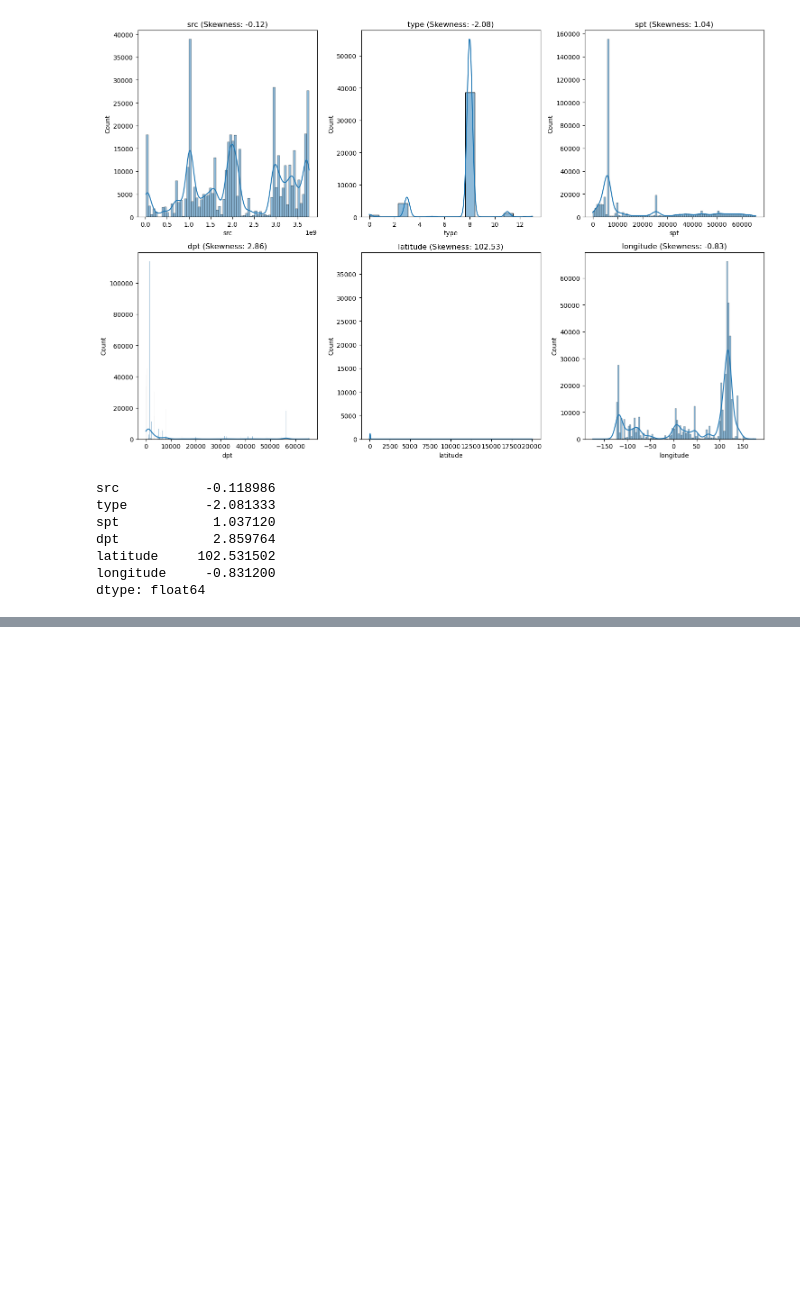
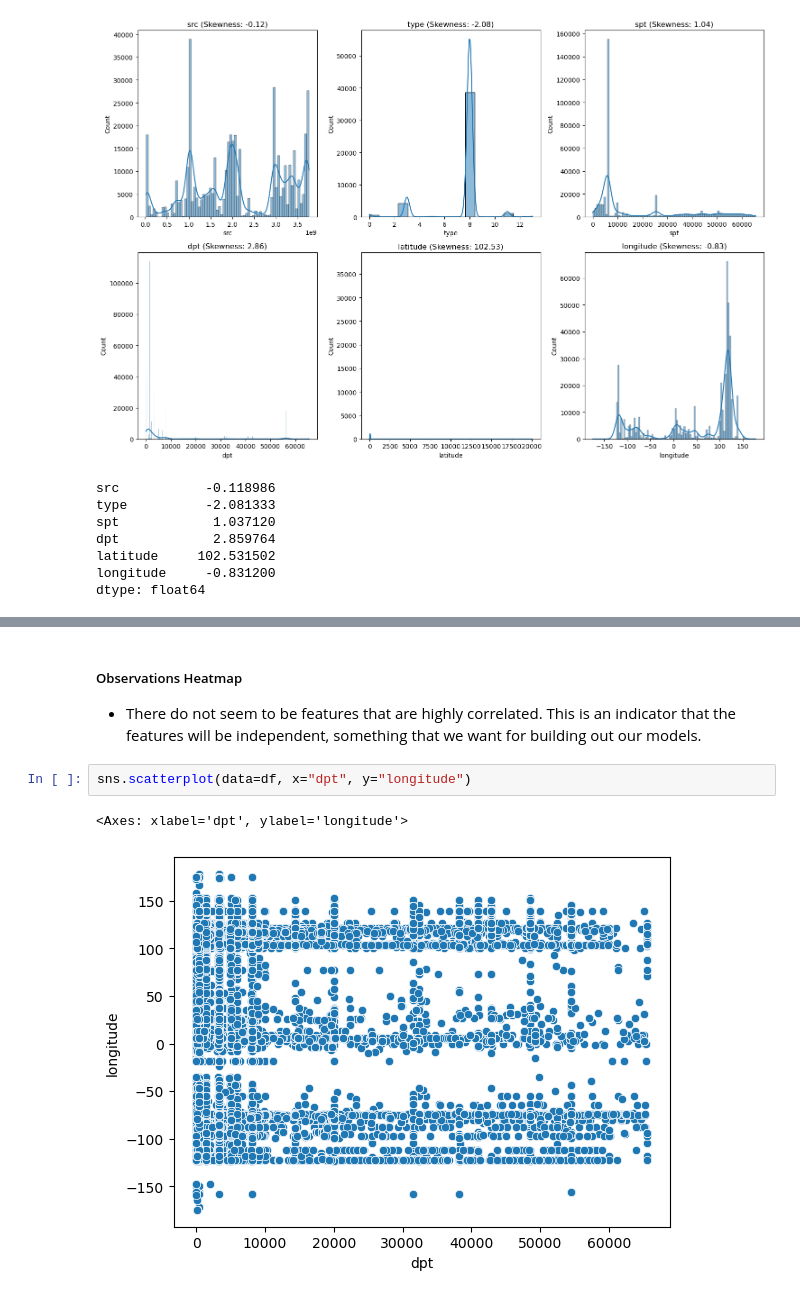
Before and after one commit to CarlosEM3/data-intrusion, a Jupyter notebook: code/CIntrusion EDA.ipynb, the cells around one changed output, grey strips where cells are left out. Cells and saved outputs as stored; diff of their text form; blank space fills up the shorter version.

```diff
--- a/code/CIntrusion EDA.ipynb
+++ b/code/CIntrusion EDA.ipynb
@@ -85,0 +159,8 @@ dtype: float64
+# %% [markdown]
+##### Observations Heatmap
+- There do not seem to be features that are highly correlated. This is an indicator that the features will be independent, something that we want for building out our models.
+# %%
+sns.scatterplot(data=df, x="dpt", y="longitude")
+# %% [output]
+<Axes: xlabel='dpt', ylabel='longitude'>
+[figure, added]
```
Also changed, not shown: parts of 11 cells of this notebook.
